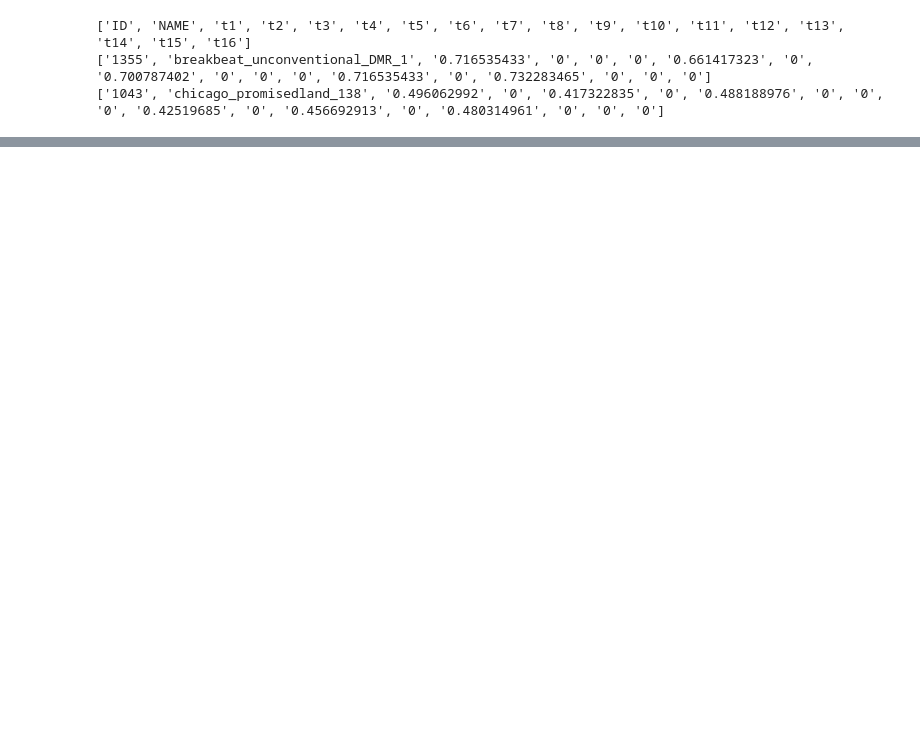
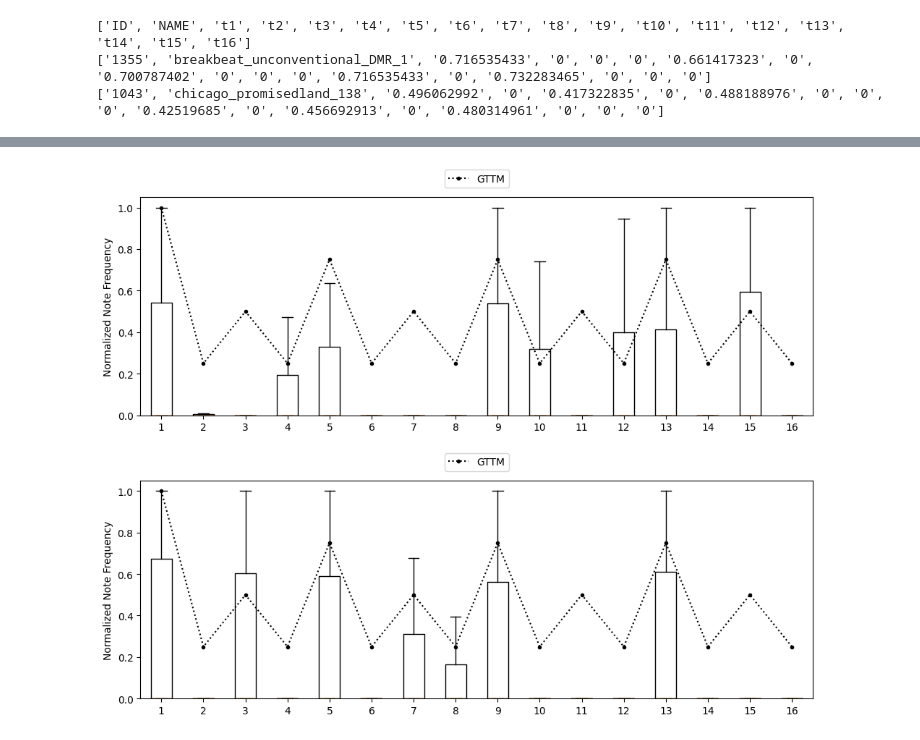
Before and after one commit to peter-clark/investigating-human-tapping-behavior-polyphonic-rhythms, a Jupyter notebook: 6-Tapping_Rhythmic_Contour_of_Polyphonic_Rhythms.ipynb, the cells around one changed output, grey strips where cells are left out. Cells and saved outputs as stored; diff of their text form; code cells hidden in the pictures; blank space fills up the shorter version.

```diff
--- a/6-Tapping_Rhythmic_Contour_of_Polyphonic_Rhythms.ipynb
+++ b/6-Tapping_Rhythmic_Contour_of_Polyphonic_Rhythms.ipynb
@@ -19,6 +19,12 @@ from sklearn.svm import LinearSVR
 from sklearn.multioutput import MultiOutputRegressor
 # %% [markdown]
 ## Pattern Statistics (all and experiment only) ##
+# %%
+## Get Experiment Pattern Indices ##
+# Reasoning later in document #
+test_patterns_indices = np.array([894, 423, 1367, 249, 939, 427, 590, 143, 912, 580, 1043, 673, 1359, 736, 678, 1355], dtype=float)
+control_patterns = [678, 1355]
+n_subjects = 43
 # %%
 ## Extract Pattern Data ##
 patterns_file = open(os.getcwd()+"/data/patterns.pkl", 'rb')
@@ -41,11 +196,11 @@ with open(tap_file) as results:
 # %%
 ## Clean csv file (if necessary) ##
-tap_data = []
+_tap_data = []
 for row in data:
     line = row[2:20]
-    tap_data.append(line)
+    _tap_data.append(line)
 for i in range(3):
-    print(tap_data[i])
+    print(_tap_data[i])
 # %% [output]
 ['ID', 'NAME', 't1', 't2', 't3', 't4', 't5', 't6', 't7', 't8', 't9', 't10', 't11', 't12', 't13', 't14', 't15', 't16']
 ['1355', 'breakbeat_unconventional_DMR_1', '0.716535433', '0', '0', '0', '0.661417323', '0', '0.700787402', '0', '0', '0', '0.716535433', '0', '0.732283465', '0', '0', '0']
@@ -52,0 +251,38 @@ for i in range(3):
+# %%
+fig, (ax1,ax2) = plt.subplots(2,1, figsize=(12,9))
+fig.subplots_adjust(hspace=0.3)
+
+idx = np.arange(16)+1
+idx_l = idx-0.3
+idx_r = idx+0.3
+pos=[-0.45,0.0,0.45]
+bar_width = 0.3
+
+#gttm = np.array([5,1,2,1,3,1,2,1,4,1,2,1,3,1,2,1],dtype=float)
+gttm = np.array([4,1,2,1,3,1,2,1,3,1,2,1,3,1,2,1],dtype=float)
+gttm /= np.max(gttm)
+
+patt1 = np.mean(tap_data_pattern[0], axis=0) / np.max(np.mean(tap_data_pattern[0], axis=0))
+patt2 = np.mean(tap_data_pattern[1], axis=0) / np.max(np.mean(tap_data_pattern[1], axis=0))
+
+#ax1.plot(idx, patt1, color='black', linestyle="-", marker=".", label="patt1")
+#ax2.plot(idx, patt2, color='black', linestyle="-", marker=".", label='patt2')
+
+bp1=ax1.boxplot(tap_data_pattern[0]/np.max(tap_data_pattern[0]), showfliers=False)
+bp2=ax2.boxplot(tap_data_pattern[1]/np.max(tap_data_pattern[1]), showfliers=False)
+
+
+## meaningless for now
+#ax3.plot(idx, patt1, color='black', linestyle="-", marker=".", label="patt1")
+#ax3.plot(idx, patt2, color='black', linestyle="-", marker=".", label='patt2')
+
+plts = [ax1,ax2,]
+for p in plts:
+    p.plot(idx, gttm, color='black', linestyle=":", marker=".", label='GTTM')
+    p.legend(loc='upper center', bbox_to_anchor=[0.5,1.15], ncols=5)
+    p.set_ylim([0,1.05])
+    p.set_ylabel("Normalized Note Frequency")
+
+plt.show()
+# %% [output]
+[figure, added]
```
Also changed, not shown: parts of 8 cells of this notebook, 3 other files.
